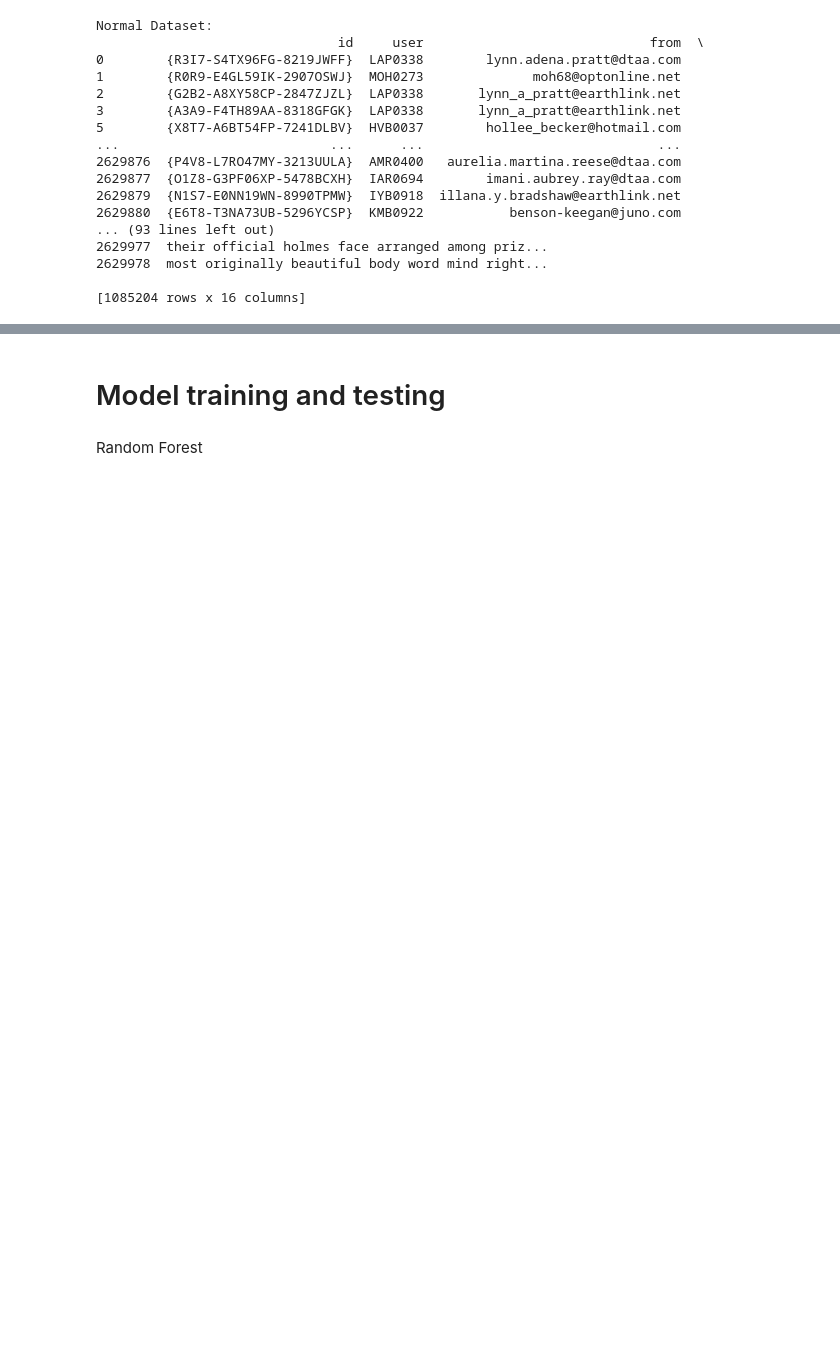
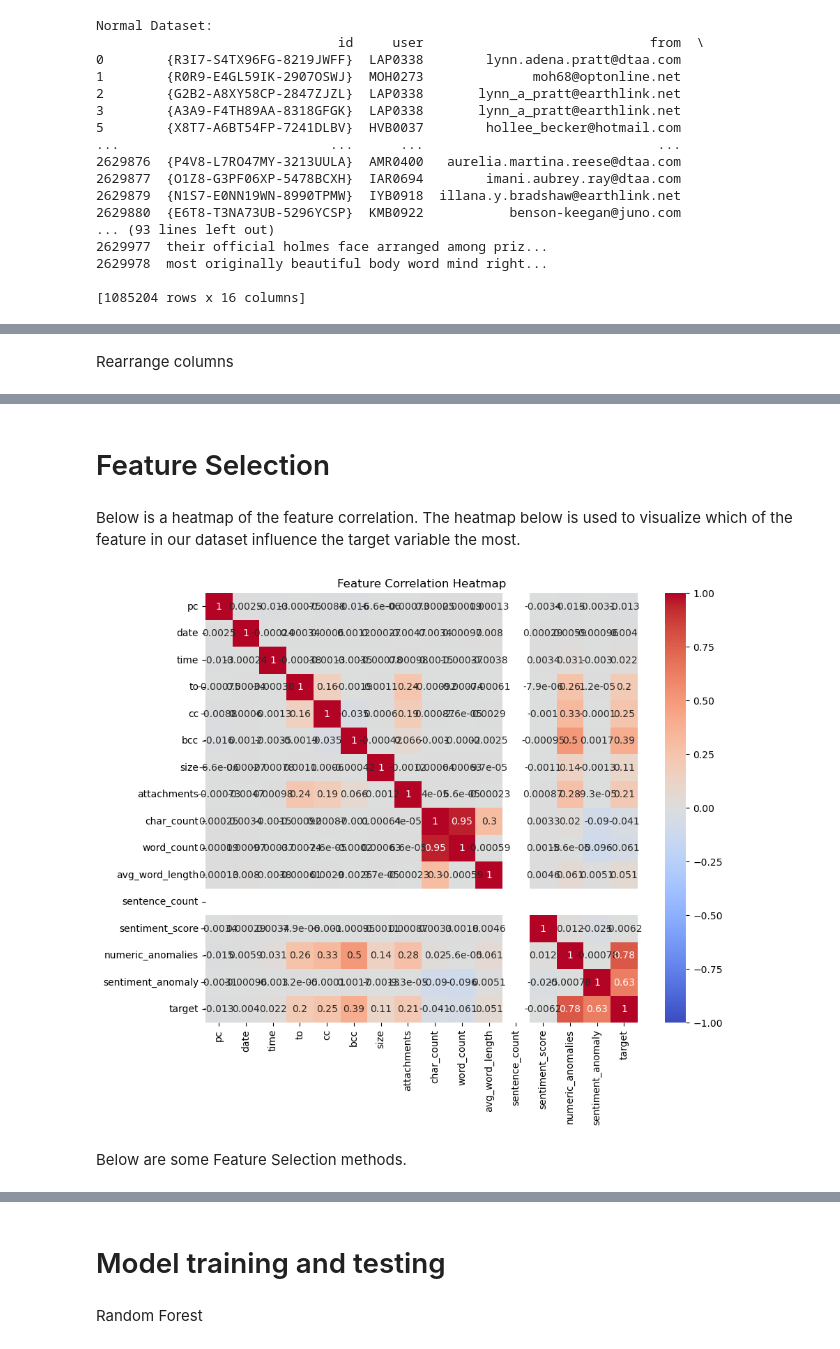
Before and after one commit to blxckbvrbi3/threat-detection-article, a Jupyter notebook: threat-detection-model.ipynb, the cells around one changed output, grey strips where cells are left out. Saved outputs shown, nothing was run; the diff lists cells and outputs as text; code cells hidden in the pictures; blank space fills up the shorter version.

```diff
--- a/threat-detection-model.ipynb
+++ b/threat-detection-model.ipynb
@@ -488,3 +339,5 @@ dataset.head()
+# %% [markdown]
+Rearrange columns
 # %%
 # Rearrange columns
 dataset = dataset[['id', 'user', 'from', 'pc','date', 'time', 'to', 'cc', 'bcc', 'size', 'attachments', 'char_count', 'word_count', 'avg_word_length', 'sentence_count', 'sentiment_score', 'numeric_anomalies', 'sentiment_anomaly','content', 'target']]
@@ -500,0 +352,19 @@ dataset = dataset[['pc','date', 'time', 'to', 'cc', 'bcc', 'size', 'attachments'
+# %% [markdown]
+<h1>Feature Selection</h1>
+# %% [markdown]
+Below is a heatmap of the feature correlation. The heatmap below is used to visualize which of the feature in our dataset influence the target variable the most.
+# %%
+# Compute the correlation matrix
+corr = dataset.corr()
+
+# Generate a heatmap
+plt.figure(figsize=(10, 8))
+sns.heatmap(corr, annot=True, cmap='coolwarm', vmin=-1, vmax=1)
+
+# Display the heatmap
+plt.title("Feature Correlation Heatmap")
+plt.show()
+# %% [output]
+[figure, added]
+# %% [markdown]
+Below are some Feature Selection methods.
```
Also changed, not shown: parts of 80 cells of this notebook.
